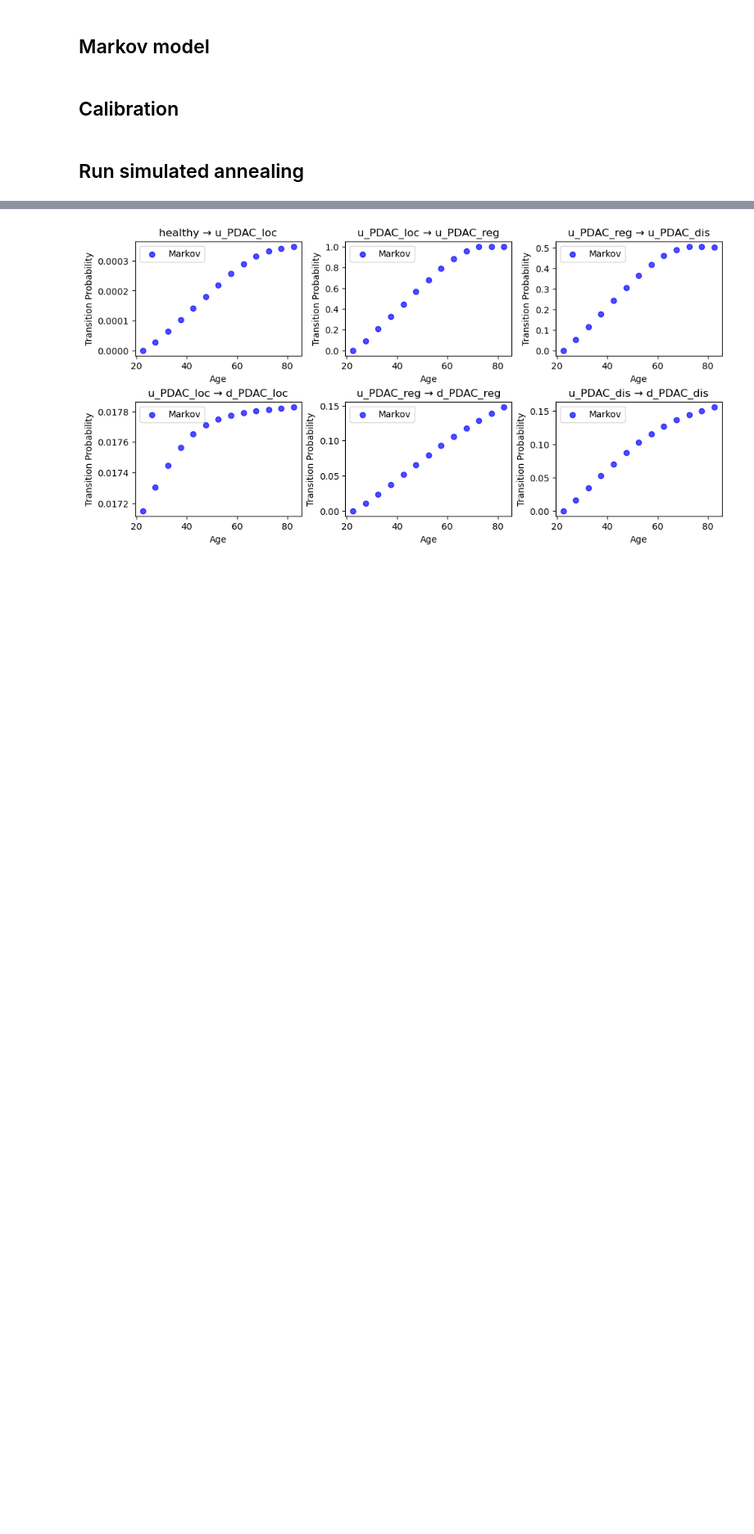
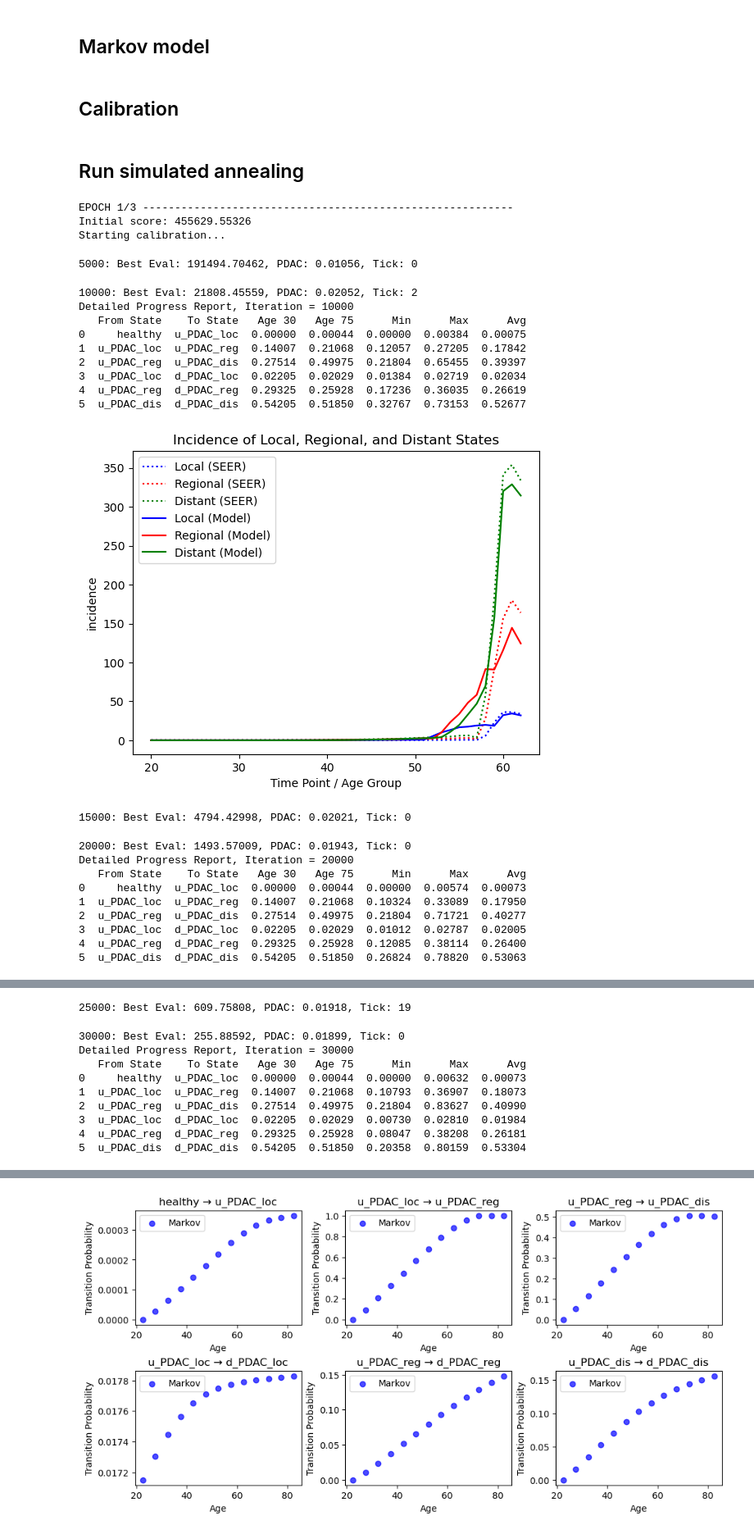
Before and after one commit to CUMC-HIRE/endpac-pancreatic-model, a Jupyter notebook: notebooks/pdac-calibration-age-1y-nod.ipynb, the cells around one changed output, grey strips where cells are left out. Shown at 82% size. Cells and saved outputs as stored; diff of their text form; code cells hidden in the pictures; blank space fills up the shorter version.

Commit message:
results: calibration for nod risk

```diff
--- a/notebooks/pdac-calibration-age-1y-nod.ipynb
+++ b/notebooks/pdac-calibration-age-1y-nod.ipynb
@@ -100,7 +100,7 @@ def add_csd(matrix):  # Constant death rate in calibration
 # %% [markdown]
 ## Markov model
 # %%
-def run_markov(matrix, starting_age=20, max_age=84):
+def run_markov(matrix, starting_age=20, max_age=62):
 
     current_age = starting_age
     age_layer = 0
@@ -153,20 +153,26 @@ def step(matrix, step_size, num_adj=3):
     """
     points = list(c.transitions_itos.keys())
     step_tp = random.choices(points, k=num_adj)
-    step_age = random.choices(c.age_layers_adj, k=num_adj)
-    small_matrix = matrix[60:63,:,:]
-    assert small_matrix.shape[0] == 13
+    step_age = random.choices(c.ages_to_smooth-20, k=num_adj)
+    new_matrix = matrix.copy()
 
     for i in range(num_adj):
         (from_state, to_state), age = step_tp[i], step_age[i]
-        old_param = small_matrix[age, from_state, to_state]
-        step_param = (old_param * step_size).clip(0.00001, 0.1)
-        small_matrix[age, from_state, to_state] += np.random.uniform(low=-step_param, high=step_param)
+        old_param = new_matrix[age, from_state, to_state]
+        step_param = (old_param * step_size).clip(0.0001, 0.1)
+        new_matrix[age, from_state, to_state] += np.random.uniform(low=-step_param, high=step_param)
 
-    new_risks_57_62 = csaps(c.ages_to_smooth, small_matrix, weights=weights, smooth=0.7, axis=0)(np.arange(57,62,1))
-    new_matrix = csaps([22.5,27.5,32.5,37.5,42.5,47.5,52.5,57.5,62.5,67.5,72.5,77.5,82.5], small_matrix, axis=0, smooth=0.01)(c.ages_1y).clip(0.0,1.0)
+    # Smooth from age 55-62, extract values from 57-62 while preserving values from 20-56
+    small_matrix = new_matrix[c.ages_to_smooth,:,:]
+    smoothed_matrix = csaps(c.ages_to_smooth, small_matrix, smooth=0.7, axis=0)(c.ages_to_smooth).clip(0.0,1.0)
+    new_matrix[c.ages_to_smooth,:,:] = smoothed_matrix
     assert new_matrix.shape[0]==65
 
+    new_matrix = add_acm(new_matrix)  # ACM
+    new_matrix = add_csd(new_matrix)  # CSD
+    new_matrix = constrain_matrix(new_matrix)  # constrain
+    new_matrix = row_normalize(new_matrix)  # normalize
+
     return new_matrix
 # %%
 def progress_report(iteration, best_eval, best_log, ticker, best_t):
@@ -177,11 +183,11 @@ def progress_report(iteration, best_eval, best_log, ticker, best_t):
     total_dxd = np.sum(inc_log[4:7, :]) / c.N
     print(f"{iteration}: Best Eval: {best_eval:.5f}, PDAC: {total_dxd:.5f}, Tick: {ticker}")
 
-    if iteration % 50000 == 0:
+    if iteration % 10000 == 0:
         transition_probs = p.extract_transition_probs(best_t, metric="avg")
         print(f"Detailed Progress Report, Iteration = {iteration}")
         print(transition_probs)
-        p.plot_vs_seer(log_adj, c.seer_inc)
+        p.plot_vs_seer(log_adj, c.seer_inc_nod_full, show_plot=True)
 # %%
 def simulated_annealing(n_iterations, step_size, start_tmat, n_adj=5, starting_temp=1, verbose=False, print_interval=1000):
     """
@@ -280,7 +286,7 @@ def run_sa(tmat=None, save_all=False, n_iterations=50000, step_size=0.2, n_adj=5
     log_adj, log_prev, log_inc, pop_log = curr_log
     final_score = gof.objective(run_markov(curr_tmat))
 
-    save = True if final_score < initial_score else save_all
+    save = save_all
 
     print("Done.")
 
@@ -295,16 +301,34 @@ def run_sa(tmat=None, save_all=False, n_iterations=50000, step_size=0.2, n_adj=5
         p.plot_vs_seer(log_adj, c.seer_inc, save_imgs=True, show_plot=False, outpath=plot_path, timestamp=timestamp)
         p.plot_vs_seer_total(log_adj, c.seer_inc, save_imgs=True, show_plot=False, outpath=plot_path, timestamp=timestamp)
 
-    # else:
-    #     print("\nOUTPUTS:")
-    #     print(tps)
-    #     p.plot_vs_seer(log_adj, c.seer_inc, show_plot=True)
-    #     p.plot_vs_seer_total(log_adj, c.seer_inc, show_plot=True)
-    #     p.plot_params(curr_tmat,  show_plot=True)
-
     return curr_tmat
 # %%
-result=np.load("../out/tmats/20241219_2250_tmat.npy")
-for epoch in range(5):
-    print(f"EPOCH {(epoch+1)}/5 ----------------------------------------------------------")
-    result = run_sa(tmat=result, save_all=True, n_iterations=500000, step_size=0.2, n_adj=3, starting_temp=10)
+result=np.load("../out/tmats/20241220_0922_tmat.npy")
+for epoch in range(3):
+    print(f"EPOCH {(epoch+1)}/3 ----------------------------------------------------------")
+    result = run_sa(tmat=result, save_all=True, n_iterations=100000, step_size=0.2, n_adj=3, starting_temp=5)
+# %% [output]
+EPOCH 1/3 ----------------------------------------------------------
+Initial score: 455629.55326
+Starting calibration...
+5000: Best Eval: 191494.70462, PDAC: 0.01056, Tick: 0
+10000: Best Eval: 21808.45559, PDAC: 0.02052, Tick: 2
+Detailed Progress Report, Iteration = 10000
+   From State    To State   Age 30   Age 75      Min      Max      Avg
+0     healthy  u_PDAC_loc  0.00000  0.00044  0.00000  0.00384  0.00075
+1  u_PDAC_loc  u_PDAC_reg  0.14007  0.21068  0.12057  0.27205  0.17842
+2  u_PDAC_reg  u_PDAC_dis  0.27514  0.49975  0.21804  0.65455  0.39397
+3  u_PDAC_loc  d_PDAC_loc  0.02205  0.02029  0.01384  0.02719  0.02034
+4  u_PDAC_reg  d_PDAC_reg  0.29325  0.25928  0.17236  0.36035  0.26619
+5  u_PDAC_dis  d_PDAC_dis  0.54205  0.51850  0.32767  0.73153  0.52677
+[figure, added]
+15000: Best Eval: 4794.42998, PDAC: 0.02021, Tick: 0
+20000: Best Eval: 1493.57009, PDAC: 0.01943, Tick: 0
+Detailed Progress Report, Iteration = 20000
+   From State    To State   Age 30   Age 75      Min      Max      Avg
+0     healthy  u_PDAC_loc  0.00000  0.00044  0.00000  0.00574  0.00073
+1  u_PDAC_loc  u_PDAC_reg  0.14007  0.21068  0.10324  0.33089  0.17950
+2  u_PDAC_reg  u_PDAC_dis  0.27514  0.49975  0.21804  0.71721  0.40277
+3  u_PDAC_loc  d_PDAC_loc  0.02205  0.02029  0.01012  0.02787  0.02005
+4  u_PDAC_reg  d_PDAC_reg  0.29325  0.25928  0.12085  0.38114  0.26400
+5  u_PDAC_dis  d_PDAC_dis  0.54205  0.51850  0.26824  0.78820  0.53063
@@ -310,0 +336,10 @@ for epoch in range(5):
+25000: Best Eval: 609.75808, PDAC: 0.01918, Tick: 19
+30000: Best Eval: 255.88592, PDAC: 0.01899, Tick: 0
+Detailed Progress Report, Iteration = 30000
+   From State    To State   Age 30   Age 75      Min      Max      Avg
+0     healthy  u_PDAC_loc  0.00000  0.00044  0.00000  0.00632  0.00073
+1  u_PDAC_loc  u_PDAC_reg  0.14007  0.21068  0.10793  0.36907  0.18073
+2  u_PDAC_reg  u_PDAC_dis  0.27514  0.49975  0.21804  0.83627  0.40990
+3  u_PDAC_loc  d_PDAC_loc  0.02205  0.02029  0.00730  0.02810  0.01984
+4  u_PDAC_reg  d_PDAC_reg  0.29325  0.25928  0.08047  0.38208  0.26181
+5  u_PDAC_dis  d_PDAC_dis  0.54205  0.51850  0.20358  0.80159  0.53304
```
Also changed, not shown: parts of 3 cells of this notebook, 25 other files.
